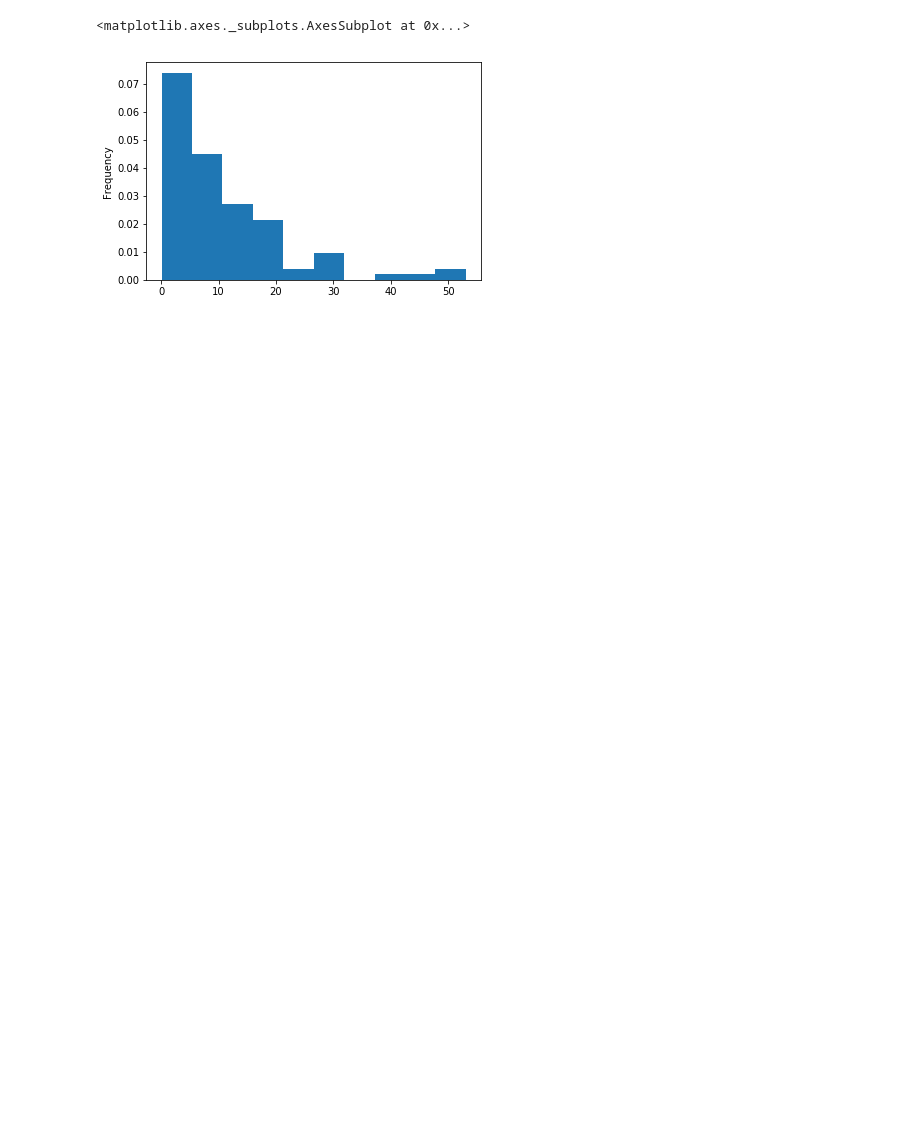
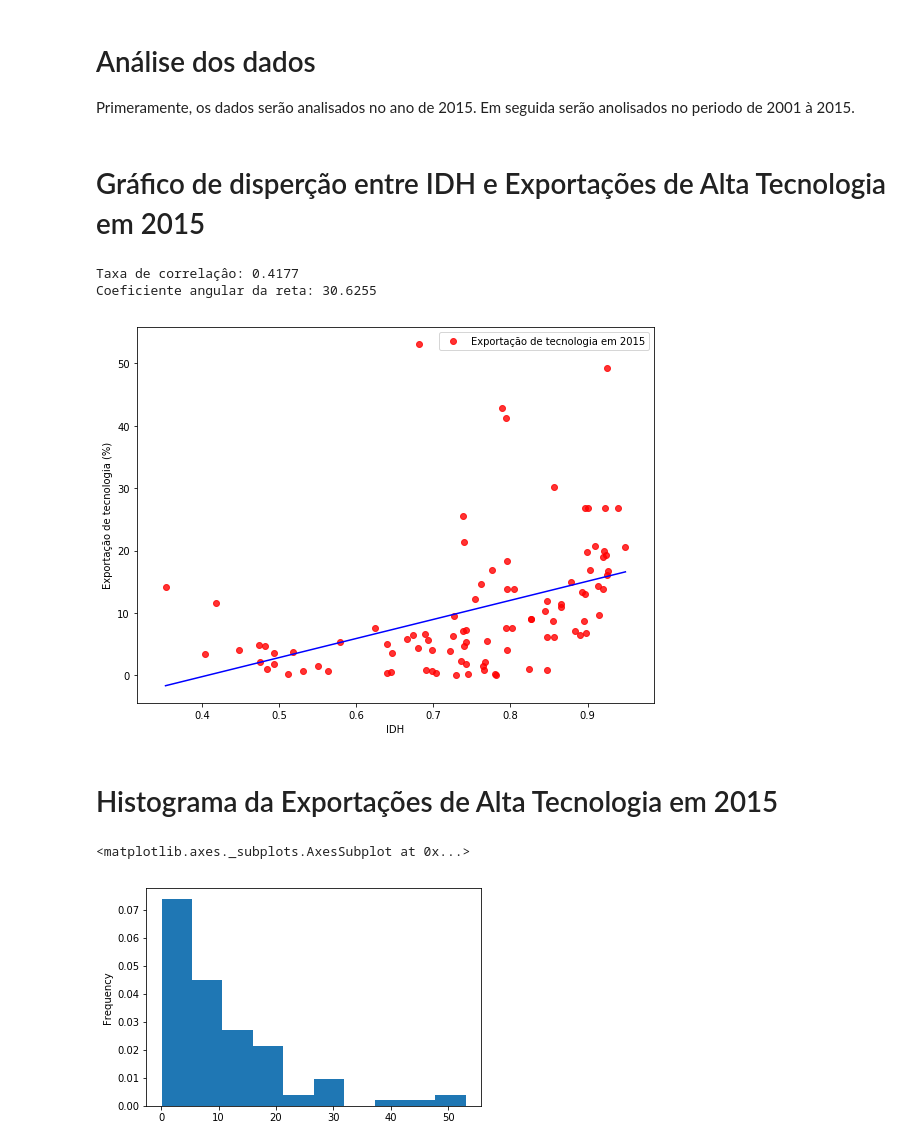
Before and after one commit to gabrielztk/CdD-P1, a Jupyter notebook: parte_2.ipynb, the cells around one changed output. Cells and saved outputs as stored; diff of their text form; code cells hidden in the pictures; blank space fills up the shorter version.

```diff
--- a/parte_2.ipynb
+++ b/parte_2.ipynb
@@ -25 +22,14 @@ Coeficiente angular da reta: 30.6255
+# %% [markdown]
+# Análise dos dados
+Primeramente, os dados serão analisados no ano de 2015. Em seguida serão anolisados no periodo de 2001 à 2015.
+# %% [markdown]
+# Gráfico de disperção entre IDH e Exportações de Alta Tecnologia em 2015
+# %%
+reta(data["IDH em 2015"], data["Exportação de tecnologia em 2015"], "IDH", "Exportação de tecnologia (%)")
+# %% [output]
+Taxa de correlaçâo: 0.4177
+Coeficiente angular da reta: 30.6255
+[figure, added]
+# %% [markdown]
+# Histograma da Exportações de Alta Tecnologia em 2015
 # %%
```
Also changed, not shown: parts of 26 cells of this notebook, 4 other files.
